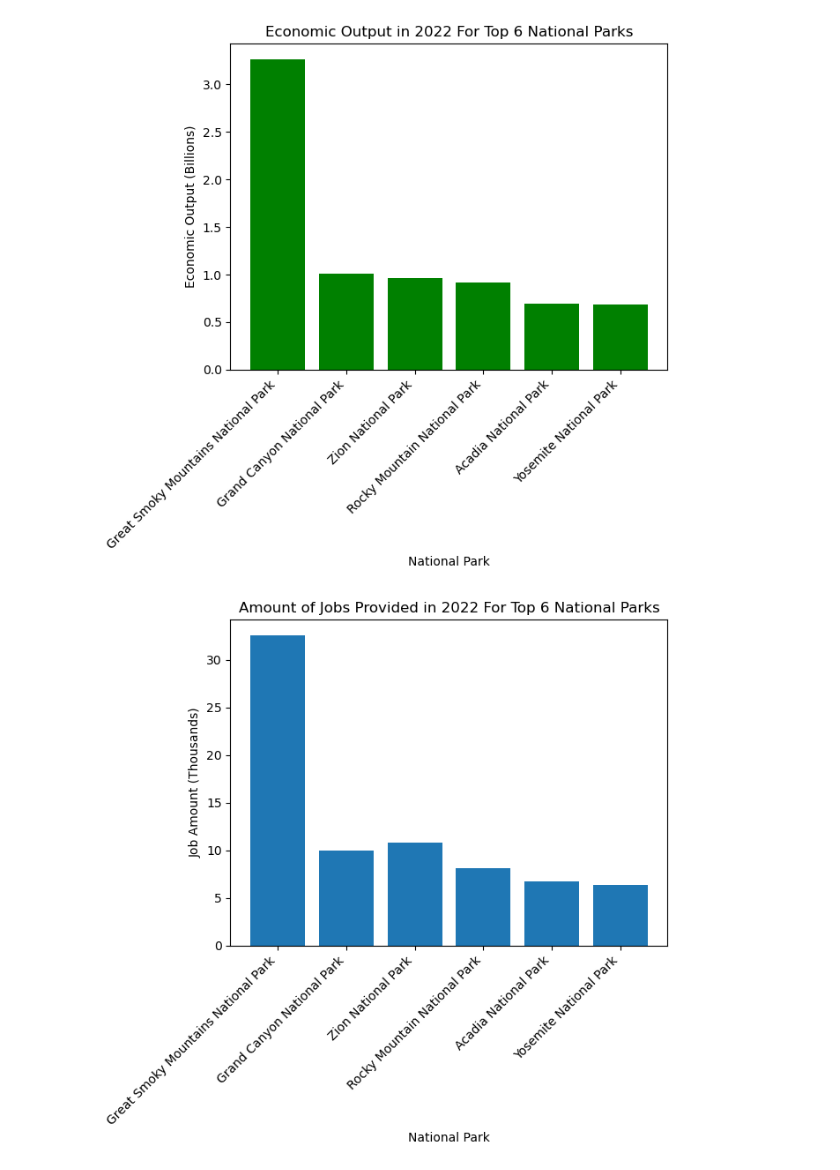
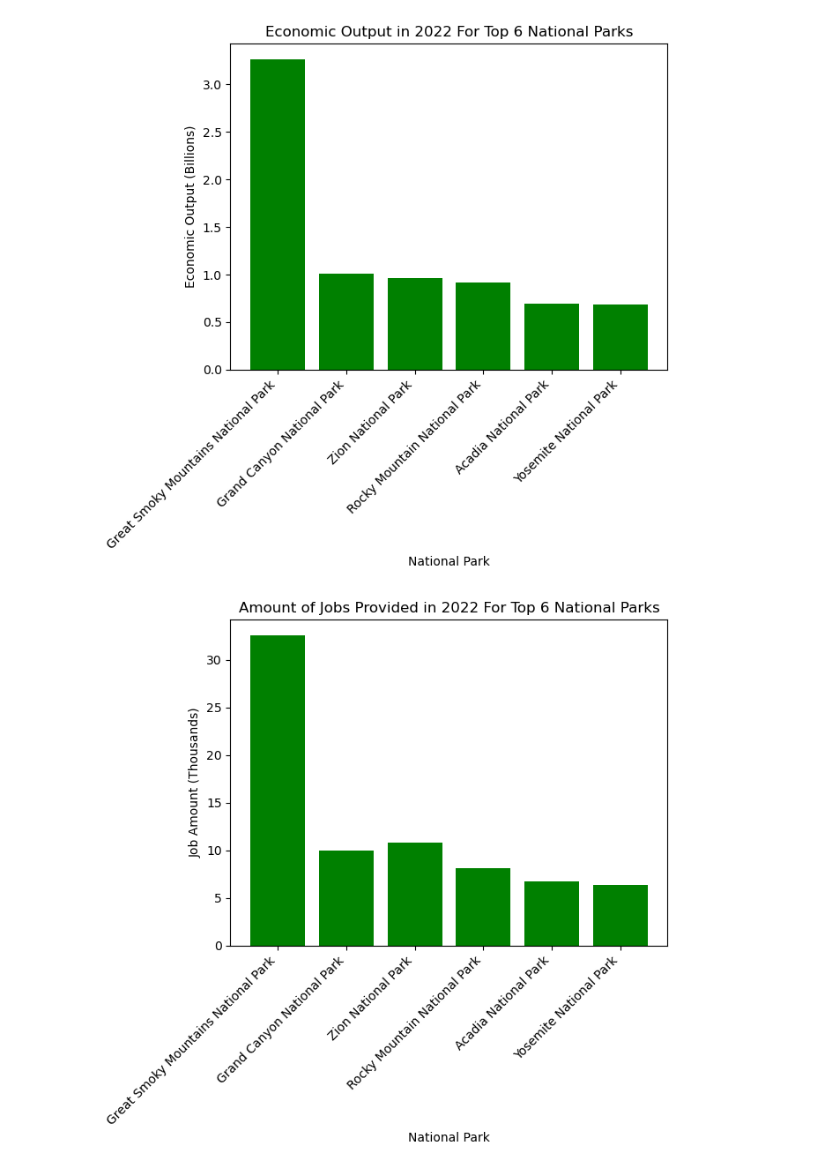
Before and after one commit to andymatsuura/NPS-Analysis, a Jupyter notebook: ashley_np_income.ipynb, the cells around one changed output. Cells and saved outputs as stored; diff of their text form; code cells hidden in the pictures.

```diff
--- a/ashley_np_income.ipynb
+++ b/ashley_np_income.ipynb
@@ -541,15 +584,15 @@ plt.show()
 # %%
 x_value = top_np_df['National Park']
 y_value = top_np_df['Jobs'].div(1000)
 
-plt.bar(x_value, y_value, alpha=1, align='center')
+plt.bar(x_value, y_value, alpha=1, align='center', color='green')
 plt.title('Amount of Jobs Provided in 2022 For Top 6 National Parks')
 plt.xlabel('National Park')
 plt.ylabel('Job Amount (Thousands)')
 plt.xticks(rotation=45, ha='right')
 plt.show()
 # %% [output]
-[figure, old version]
+[figure, new version]
 # %%
 x_value = top_np_df['National Park']
 y_value = top_np_df['Activity Amount']
```
Also changed, not shown: parts of 12 cells of this notebook, 10 other files.
